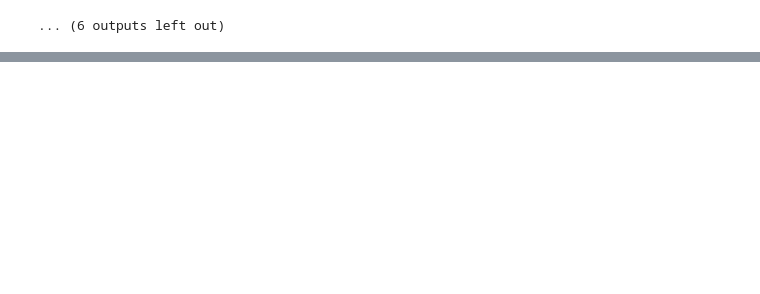
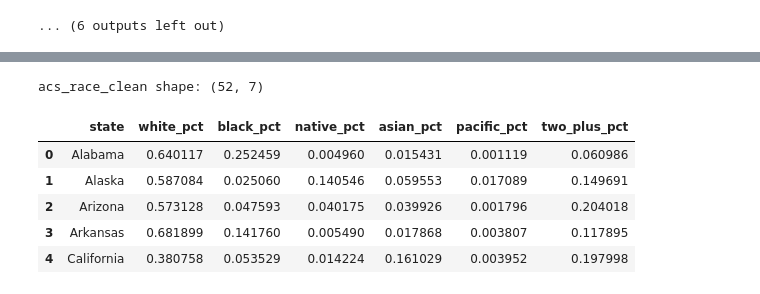
Before and after one commit to arnavjain321-prog/DS_6021_Final_Project, a Jupyter notebook: project1.ipynb, the cells around one changed output, grey strips where cells are left out. Drawn from its saved outputs; the diff is of its cells as text; code cells hidden in the pictures; blank space fills up the shorter version.

```diff
--- a/project1.ipynb
+++ b/project1.ipynb
@@ -194,0 +317,50 @@ snap_benefits — shape: (66, 6)
+# %%
+def clean_acs_race(df):
+    df = df.copy()
+
+    # Keep only states (ignore "Geography" header row)
+    df = df[df["GEO_ID"].str.startswith("0400000US")].reset_index(drop=True)
+
+    # Extract state name
+    df["state"] = df["NAME"]
+
+    # Select needed ACS columns
+    cols = {
+        "total_pop": "B02001_001E",
+        "white": "B02001_002E",
+        "black": "B02001_003E",
+        "native": "B02001_004E",
+        "asian": "B02001_005E",
+        "pacific": "B02001_006E",
+        "two_plus": "B02001_008E",
+    }
+
+    for new_col, old_col in cols.items():
+        df[new_col] = pd.to_numeric(df[old_col], errors="coerce")
+
+    # Calculate percentages
+    for race in ["white", "black", "native", "asian", "pacific", "two_plus"]:
+        df[f"{race}_pct"] = df[race] / df["total_pop"]
+
+    # Keep only final columns
+    keep_cols = ["state"] + [f"{race}_pct" for race in
+                             ["white", "black", "native", "asian", "pacific", "two_plus"]]
+
+    df_clean = df[keep_cols].copy()
+
+    return df_clean
+
+acs_race_clean = clean_acs_race(dfs["acs_race"])
+
+acs_race_clean.to_csv(PROCESSED_DIR / "acs_race_clean.csv", index=False)
+
+print("acs_race_clean shape:", acs_race_clean.shape)
+acs_race_clean.head()
+# %% [output]
+acs_race_clean shape: (52, 7)
+|  | state | white_pct | black_pct | native_pct | asian_pct | pacific_pct | two_plus_pct |
+| 0 | Alabama | 0.640117 | 0.252459 | 0.004960 | 0.015431 | 0.001119 | 0.060986 |
+| 1 | Alaska | 0.587084 | 0.025060 | 0.140546 | 0.059553 | 0.017089 | 0.149691 |
+| 2 | Arizona | 0.573128 | 0.047593 | 0.040175 | 0.039926 | 0.001796 | 0.204018 |
+| 3 | Arkansas | 0.681899 | 0.141760 | 0.005490 | 0.017868 | 0.003807 | 0.117895 |
+| 4 | California | 0.380758 | 0.053529 | 0.014224 | 0.161029 | 0.003952 | 0.197998 |
```
Also changed, not shown: parts of 11 cells of this notebook, 13 other files.
